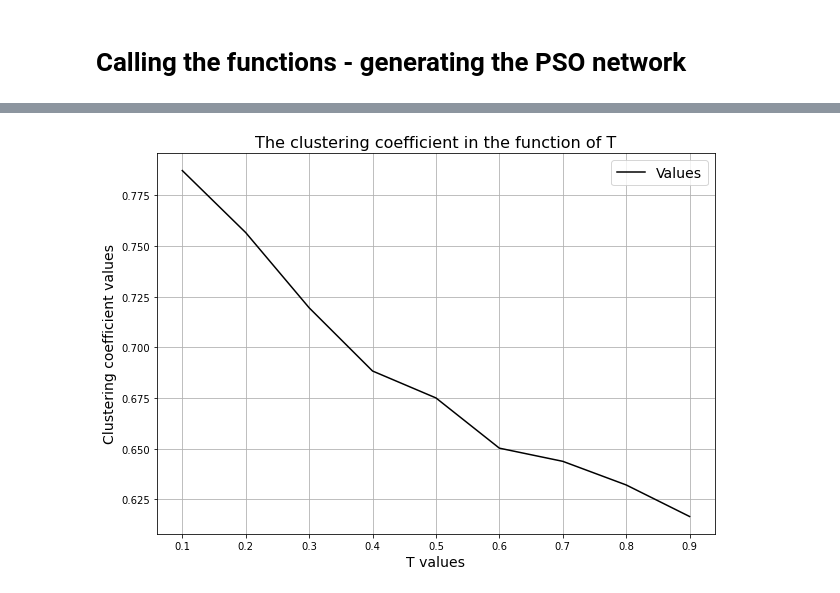
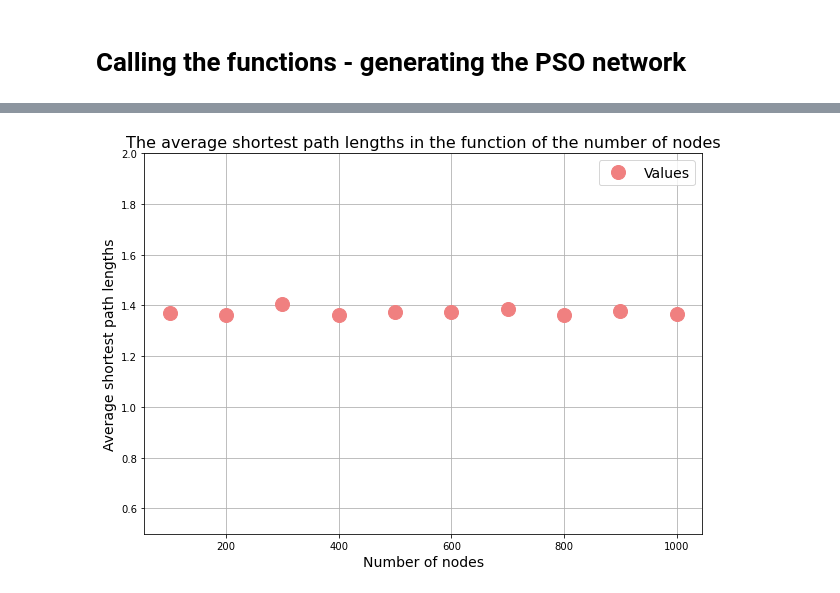
Before and after one commit to domonkoshaffner/network_visualisation, a Jupyter notebook: popularity_vs_similarity_hyperb_extended_T_model.ipynb, the cells around one changed output, grey strips where cells are left out. Drawn from its saved outputs; the diff is of its cells as text; code cells hidden in the pictures.

Commit message:
Add shortest path length

```diff
--- a/popularity_vs_similarity_hyperb_extended_T_model.ipynb
+++ b/popularity_vs_similarity_hyperb_extended_T_model.ipynb
@@ -285,7 +339,7 @@ def network_plot(graph):
 # %%
 # Setting some variables
 num_nodes_to_generate_first = 1
-new_num_nodes_to_generate = 100
+new_num_nodes_to_generate = 1000
 
 # List for the clustering coeff
 clust_list = []
@@ -304,9 +358,10 @@ for t in T:
 
     # Generating the actual network
     circle_network = network_gen(coordinates, nodes)
+    print(nx.average_shortest_path_length(circle_network))
 
     # Calculating the clustering coefficient
     #clust_list.append(np.mean(list(nx.clustering(circle_network).values())))
-    degree_dist.append(np.mean(np.array(circle_network.degree).T[1]))
+    #degree_dist.append(np.mean(np.array(circle_network.degree).T[1]))
 
     print(t)
@@ -352,18 +368,29 @@ plt.show()
+# %%
+avg_shortest_path_lengths = []
+
+N = [100, 200, 300, 400, 500, 600, 700, 800, 900, 1000]
+
+for i in N:
+    coordinates_temp = generating_circle(i, all_x_coord, all_y_coord, r_values, theta_values, t)
+    coordinates = coordinates_temp[0]
+    nodes = coordinates_temp[1]
+    circle_network = network_gen(coordinates, nodes)
+    avg_shortest_path_lengths.append(nx.average_shortest_path_length(circle_network))
 # %%
-# Plotting the clustering coefficient in the function of T
+plt.figure(figsize = (10,7))
+plt.plot(N, avg_shortest_path_lengths, 'o', markersize = 14, color = 'lightcoral', label = 'Values')
 
-plt.figure(figsize = (10,7))
-plt.plot(T, clust_list, color = 'black', label = 'Values')
+plt.title('The average shortest path lengths in the function of the number of nodes', fontsize = 16)
+plt.xlabel('Number of nodes', fontsize = 14)
+plt.ylabel('Average shortest path lengths', fontsize = 14)
 
-plt.title('The clustering coefficient in the function of T', fontsize = 16)
-plt.xlabel('T values', fontsize = 14)
-plt.ylabel('Clustering coefficient values', fontsize = 14)
+plt.ylim(0.5,2)
 
 plt.legend(fontsize = 14)
 plt.grid()
 
-plt.savefig('clustering_T.jpg', dpi = 400)
+#plt.savefig('small_world.jpg', dpi = 400)
 
 plt.show()
 # %% [output]
-[figure, old version]
+[figure, new version]
```
Also changed, not shown: parts of 7 cells of this notebook.
